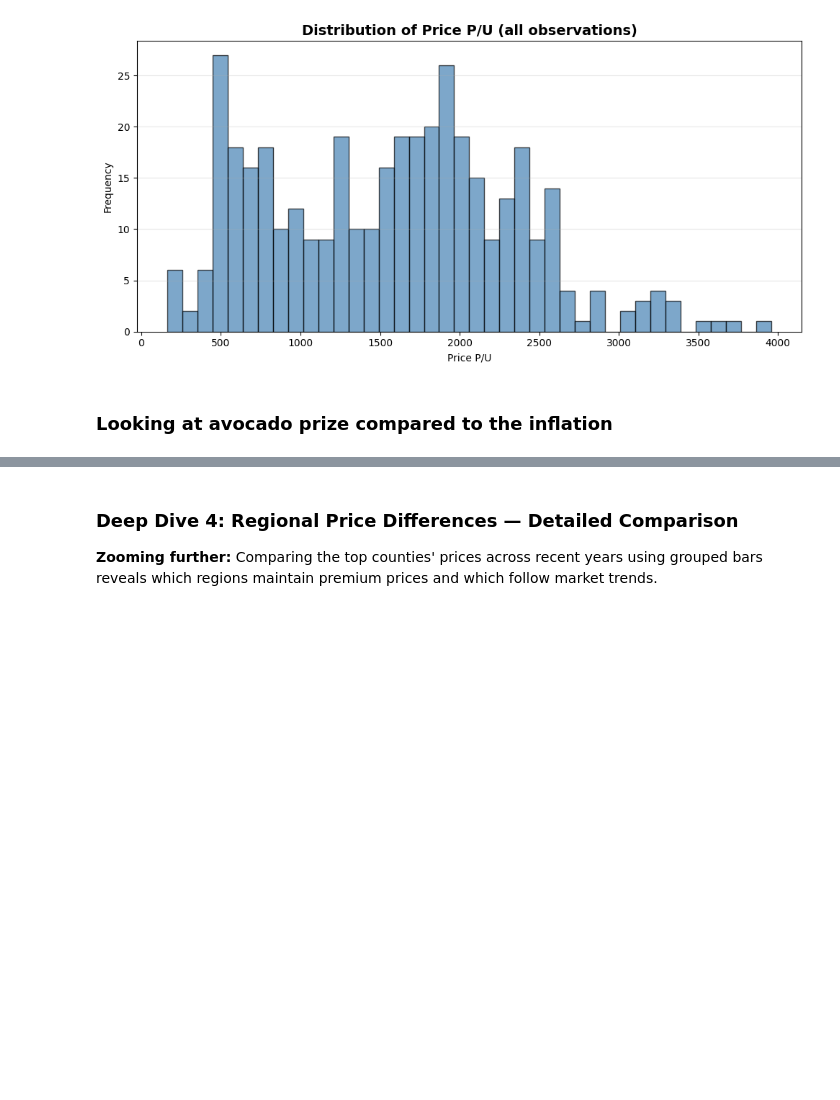
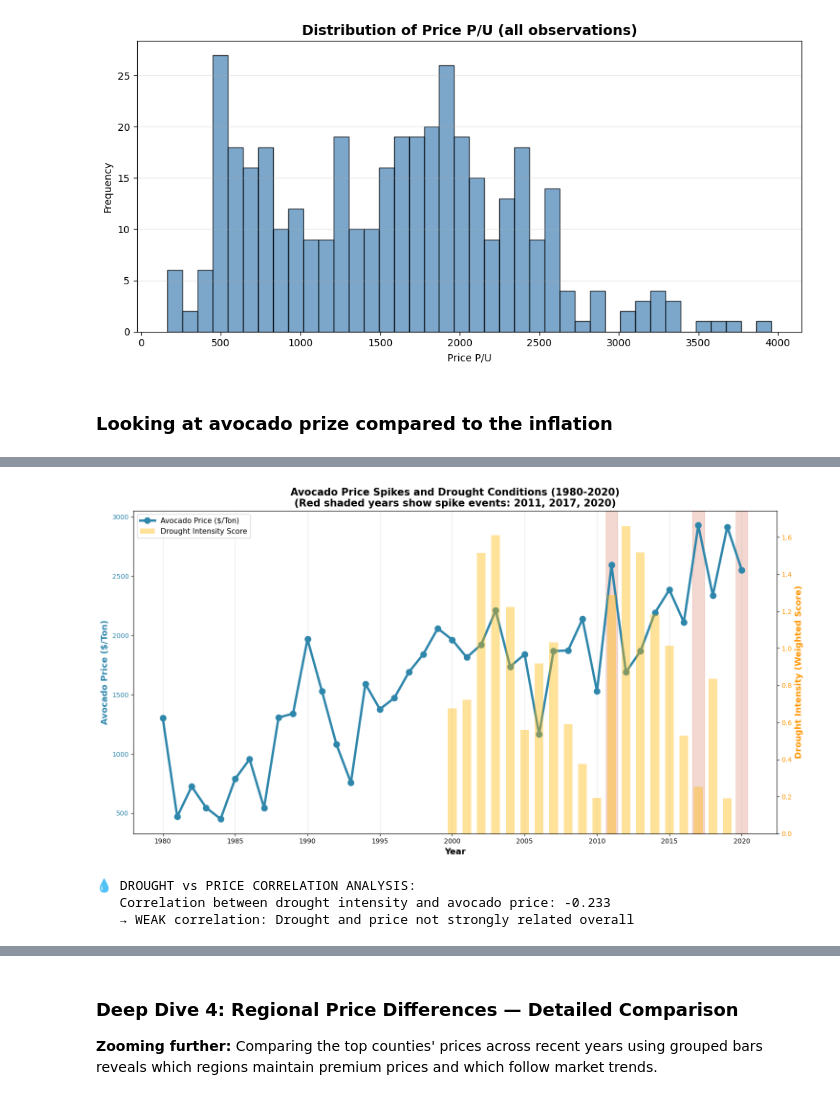
Before and after one commit to katrimik/avocado_vis, a Jupyter notebook: vis.ipynb, the cells around one changed output, grey strips where cells are left out. Cells and saved outputs as stored; diff of their text form; code cells hidden in the pictures; blank space fills up the shorter version.

```diff
--- a/vis.ipynb
+++ b/vis.ipynb
@@ -1244,0 +1514,4 @@ plt.show()
+# %%
+dr = pd.read_csv('drought_monitor.csv')
+print("Drought monitor data loaded successfully")
+print(dr.head())
@@ -1244,0 +1627,49 @@ plt.show()
+# %%
+# VISUALIZATION 1: Avocado Price vs Drought Intensity (Dual Axis)
+fig, ax1 = plt.subplots(figsize=(15, 8))
+
+# Left axis: Avocado Price
+ax1.plot(combined['Year'], combined['Price P/U'], marker='o', linewidth=3.5, markersize=9,
+         color='#2E86AB', label='Avocado Price ($/Ton)', zorder=3)
+ax1.set_xlabel('Year', fontsize=13, fontweight='bold')
+ax1.set_ylabel('Avocado Price ($/Ton)', fontsize=13, fontweight='bold', color='#2E86AB')
+ax1.tick_params(axis='y', labelcolor='#2E86AB')
+
+# Highlight spike years with vertical bands
+spike_years_data = combined[combined['Year'].isin([2011, 2017, 2020])]
+for year in spike_years_data['Year']:
+    ax1.axvspan(year - 0.4, year + 0.4, alpha=0.2, color='#C73E1D', zorder=1)
+
+# Right axis: Drought Intensity
+ax2 = ax1.twinx()
+ax2.bar(combined['Year'], combined['Drought_Intensity'], alpha=0.4, color='#FFB703',
+        label='Drought Intensity Score', zorder=2, width=0.6)
+ax2.set_ylabel('Drought Intensity (Weighted Score)', fontsize=13, fontweight='bold', color='#FF9500')
+ax2.tick_params(axis='y', labelcolor='#FF9500')
+
+ax1.set_title('Avocado Price Spikes and Drought Conditions (1980-2020)\n(Red shaded years show spike events: 2011, 2017, 2020)',
+             fontsize=15, fontweight='bold')
+ax1.grid(True, alpha=0.3, axis='x')
+
+# Legend
+lines1, labels1 = ax1.get_legend_handles_labels()
+lines2, labels2 = ax2.get_legend_handles_labels()
+ax1.legend(lines1 + lines2, labels1 + labels2, loc='upper left', fontsize=11)
+
+plt.tight_layout()
+plt.show()
+
+print("\n💧 DROUGHT vs PRICE CORRELATION ANALYSIS:")
+corr = combined['Price P/U'].corr(combined['Drought_Intensity'])
+print(f"   Correlation between drought intensity and avocado price: {corr:.3f}")
+if corr > 0.3:
+    print(f"   → POSITIVE correlation: Higher drought → Higher prices (supply constraint effect)")
+elif corr < -0.3:
+    print(f"   → NEGATIVE correlation: Higher drought → Lower prices")
+else:
+    print(f"   → WEAK correlation: Drought and price not strongly related overall")
+# %% [output]
+[figure, added]
+💧 DROUGHT vs PRICE CORRELATION ANALYSIS:
+   Correlation between drought intensity and avocado price: -0.233
+   → WEAK correlation: Drought and price not strongly related overall
```
Also changed, not shown: parts of 21 cells of this notebook, 2 other files.
